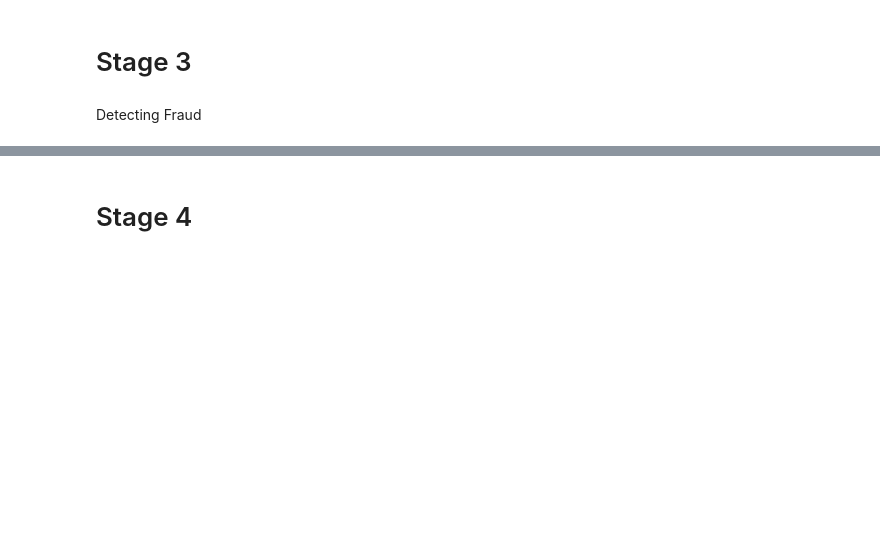
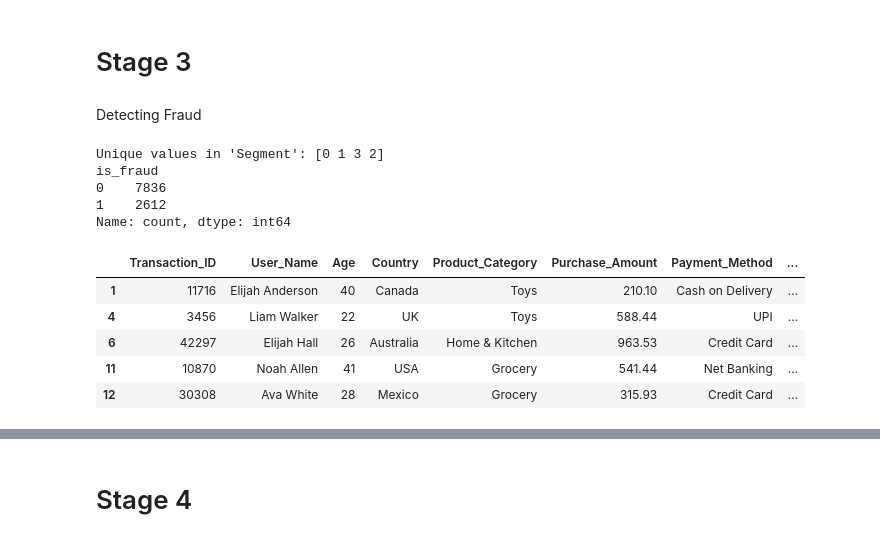
Before and after one commit to Ray99-cpu/online_store, a Jupyter notebook: jupyter_notebooks/dataset_fraud_detect.ipynb, the cells around one changed output, grey strips where cells are left out. Cells and saved outputs as stored; diff of their text form; code cells hidden in the pictures; blank space fills up the shorter version.

```diff
--- a/jupyter_notebooks/dataset_fraud_detect.ipynb
+++ b/jupyter_notebooks/dataset_fraud_detect.ipynb
@@ -112,3 +112,34 @@ Name: count, dtype: int64
 # Stage 3
 # %% [markdown]
 Detecting Fraud
+# %%
+# The 'Segment' column in balanced_fraud_df appears to be the label for fraud detection.
+# Let's check the unique values in 'Segment' to understand the classes.
+print("Unique values in 'Segment':", balanced_fraud_df['Segment'].unique())
+
+# For fraud detection, typically one value (e.g., 1) represents fraud and another (e.g., 0) represents non-fraud.
+# Let's assume 'Segment' == 1 indicates fraud for demonstration.
+# You can adjust the label mapping as needed based on your dataset documentation.
+
+# Example: Create a binary 'is_fraud' column (1 if fraud, 0 otherwise)
+balanced_fraud_df['is_fraud'] = (balanced_fraud_df['Segment'] == 1).astype(int)
+
+# Show the distribution of the new label
+print(balanced_fraud_df['is_fraud'].value_counts())
+# %% [output]
+Unique values in 'Segment': [0 1 3 2]
+is_fraud
+0    7836
+1    2612
+Name: count, dtype: int64
+# %%
+# Display all transactions identified as fraudulent
+fraud_transactions = balanced_fraud_df[balanced_fraud_df['is_fraud'] == 1]
+fraud_transactions.head()
+# %% [output]
+|  | Transaction_ID | User_Name | Age | Country | Product_Category | Purchase_Amount | Payment_Method | ... |
+| 1 | 11716 | Elijah Anderson | 40 | Canada | Toys | 210.10 | Cash on Delivery | ... |
+| 4 | 3456 | Liam Walker | 22 | UK | Toys | 588.44 | UPI | ... |
+| 6 | 42297 | Elijah Hall | 26 | Australia | Home & Kitchen | 963.53 | Credit Card | ... |
+| 11 | 10870 | Noah Allen | 41 | USA | Grocery | 541.44 | Net Banking | ... |
+| 12 | 30308 | Ava White | 28 | Mexico | Grocery | 315.93 | Credit Card | ... |
```
Also changed, not shown: parts of 7 cells of this notebook.
